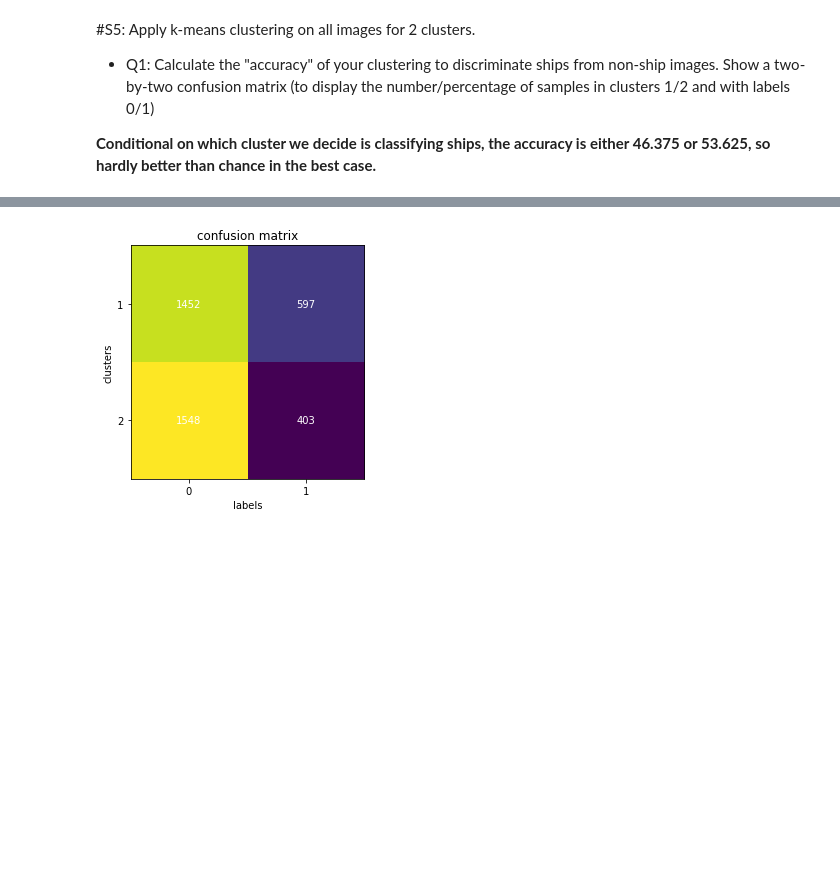
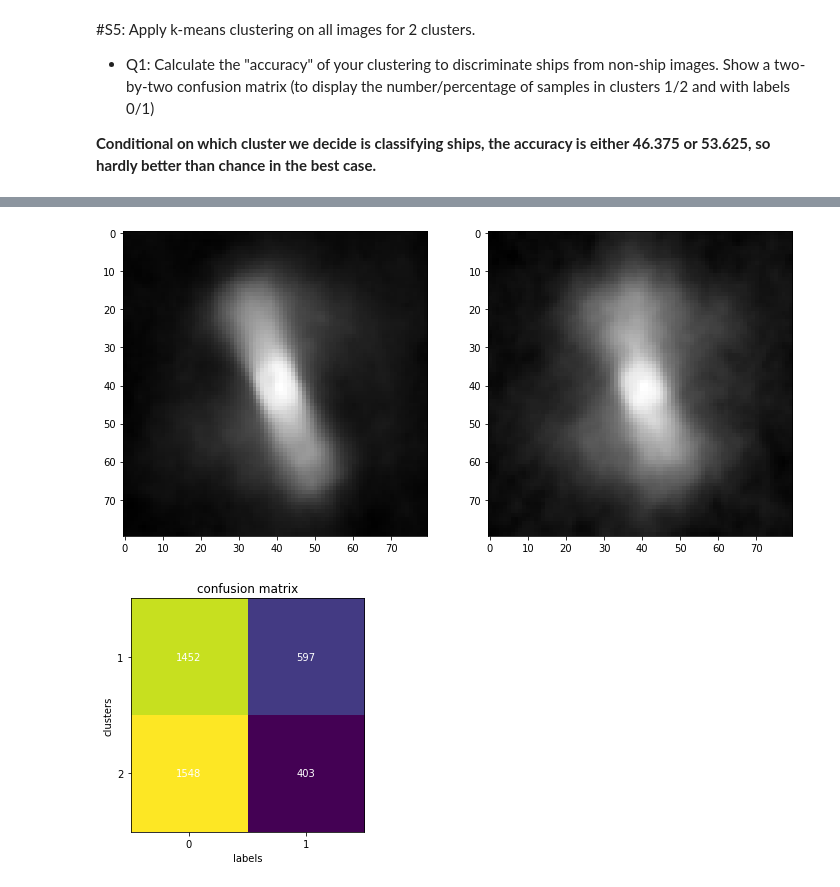
Before and after one commit to asrenninger/sensing, a Jupyter notebook: python/renninger_HW4.ipynb, the cells around one changed output, grey strips where cells are left out. Saved outputs shown, nothing was run; the diff lists cells and outputs as text; code cells hidden in the pictures; blank space fills up the shorter version.

```diff
--- a/python/renninger_HW4.ipynb
+++ b/python/renninger_HW4.ipynb
@@ -304,3 +337,16 @@ plt.show()
+# %%
+size = bnw[1,:,:].shape
+
+fig, axs = plt.subplots(1, 2, figsize = [12, 12])
+
+for i in np.arange(0, 2):
+  sub = dat[vals.labels_ == i]
+  img = np.mean(sub, axis = 0).reshape([80, 80])
+  axs[i].imshow(img, cmap = 'gray')
+
+plt.show()
+# %% [output]
+[figure, added]
 # %%
 from sklearn.metrics import confusion_matrix
 # %%
```
Also changed, not shown: parts of 22 cells of this notebook.
